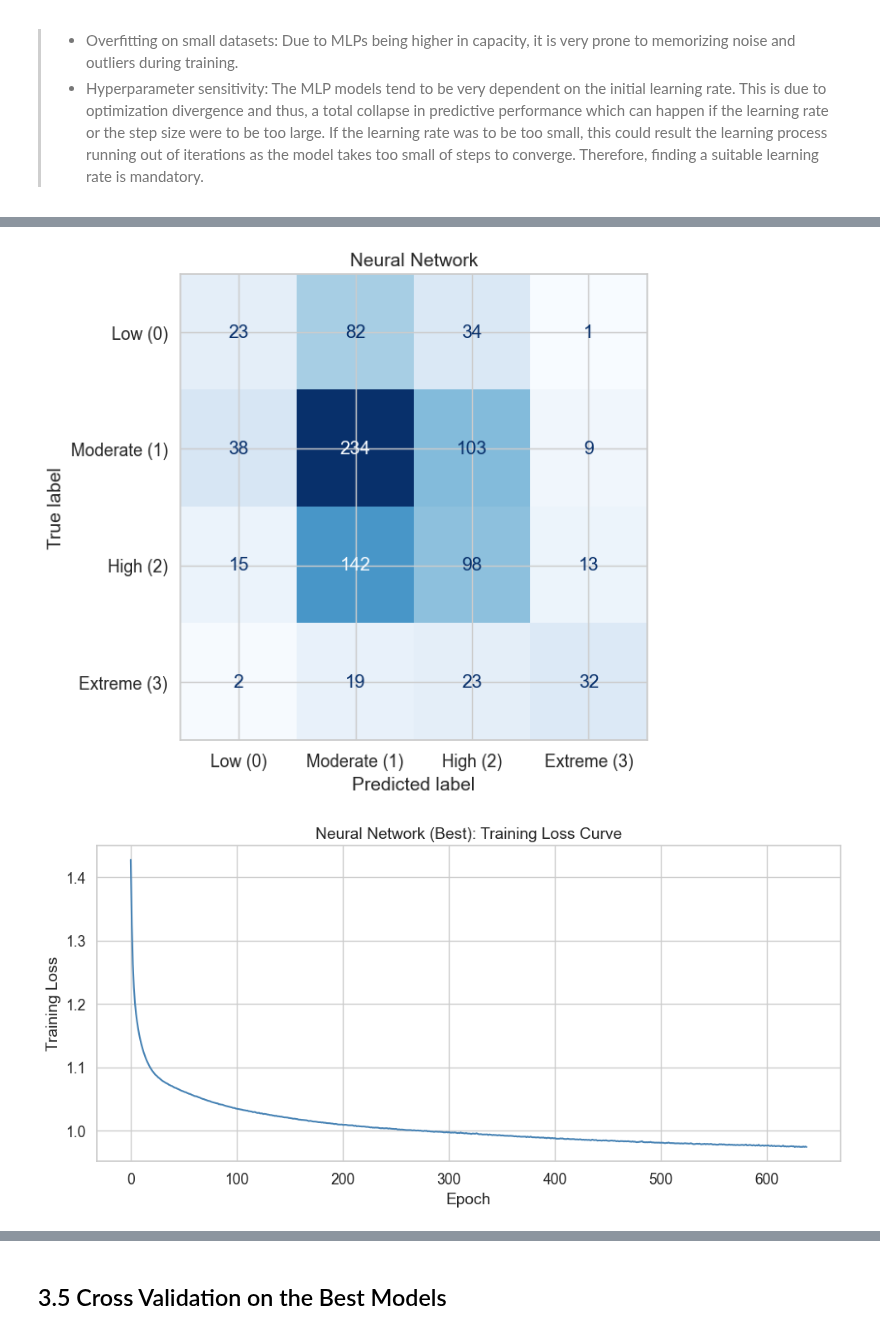
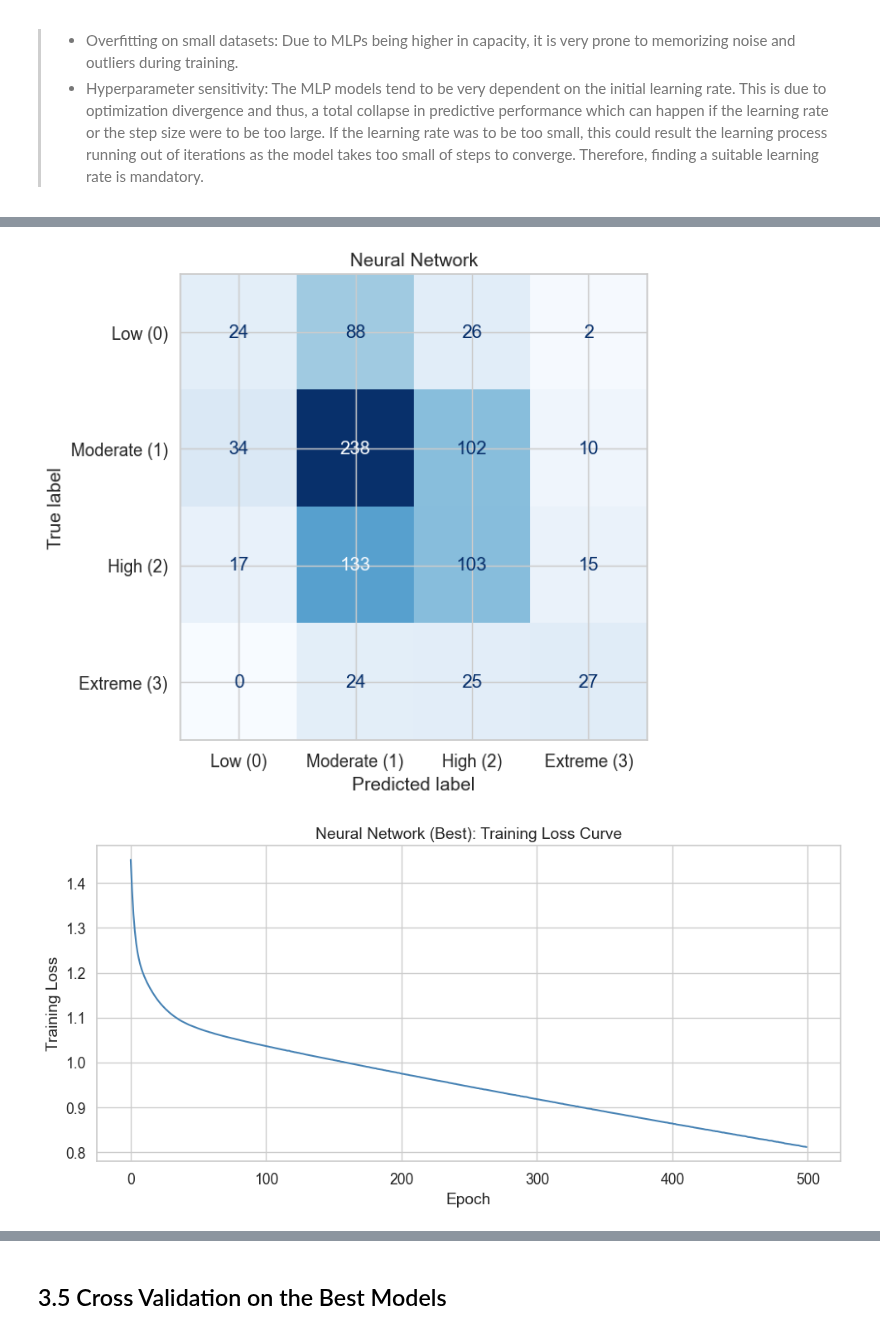
Before and after one commit to wadamiru/manual-ml, a Jupyter notebook: ML-A2/project_wildfire.ipynb, the cells around one changed output, grey strips where cells are left out. Cells and saved outputs as stored; diff of their text form; code cells hidden in the pictures.

```diff
--- a/ML-A2/project_wildfire.ipynb
+++ b/ML-A2/project_wildfire.ipynb
@@ -342,7 +344,7 @@ Notable observations:
 # %% [markdown]
 ### Feature Selection
 # %%
-DROP_COLS = ['acq_date', 'acq_time']
+DROP_COLS = ['acq_date', 'acq_time', 'month']
 TARGET    = 'fire_intensity'
 
 # le_dict: label encoding dict.
@@ -816,7 +819,7 @@ for lr in lr_vals:
     mlp_tmp = MLPClassifier(
         hidden_layer_sizes=(128, 64),
         learning_rate_init=lr,
-        max_iter=200,
+        max_iter=500,
         random_state=SEED,
         early_stopping=False,
         solver='adam'
@@ -915,7 +917,7 @@ The Architecture Hyperparam Curve above showcases one of the classic bias-varian
 nn_best = MLPClassifier(
     hidden_layer_sizes=best_arch,
     learning_rate_init=best_lr,
-    max_iter=750,
+    max_iter=500,
     random_state=SEED,
     solver='adam',
     early_stopping=False
@@ -958,5 +960,5 @@ weighted avg       0.43      0.45      0.43       868
-[figure, old version]
+[figure, new version]
-[figure, old version]
+[figure, new version]
 # %% [markdown]
 ### Performance and Behavior Analysis
 #### Quantitative Performance:
```
Also changed, not shown: parts of 24 cells of this notebook.
